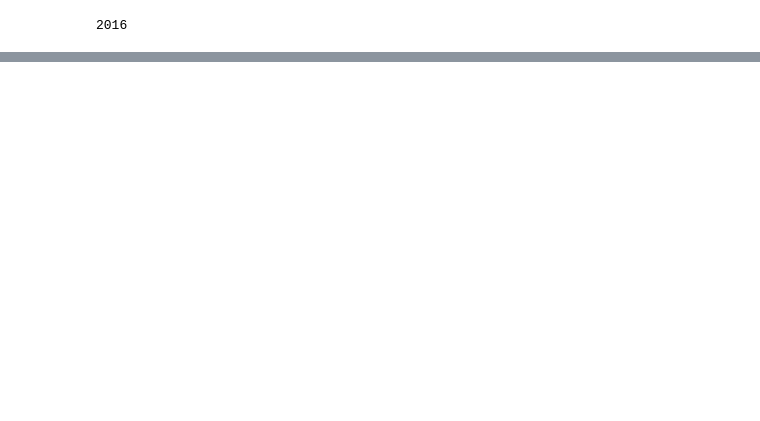
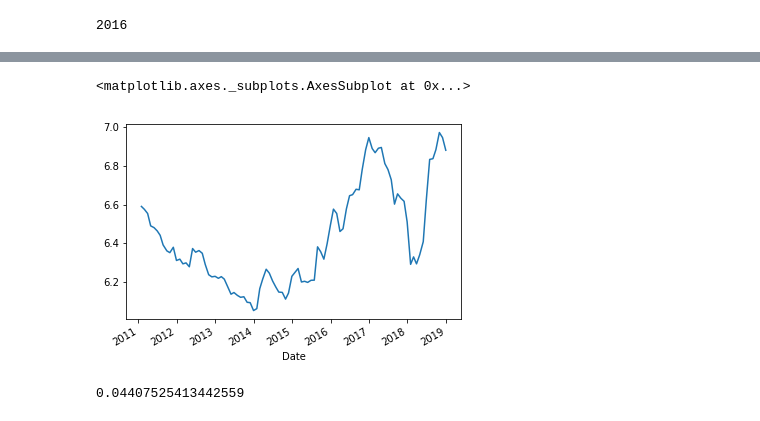
Before and after one commit to valmal/momentum, a Jupyter notebook: mom-mecklai.ipynb, the cells around one changed output, grey strips where cells are left out. Saved outputs shown, nothing was run; the diff lists cells and outputs as text; code cells hidden in the pictures; blank space fills up the shorter version.

```diff
--- a/mom-mecklai.ipynb
+++ b/mom-mecklai.ipynb
@@ -126,0 +181,10 @@ NameError: name 'ccy_list' is not defined
+# %%
+df_1=df.reset_index().pivot(index='Date', columns='Currency', values='SpotRate')
+df_1['USD/CNY'].plot()
+# %% [output]
+<matplotlib.axes._subplots.AxesSubplot at 0x...>
+[figure, added]
+# %%
+(df_1['USD/CNY'][-1]/df_1['USD/CNY'][0])-1
+# %% [output]
+0.04407525413442559
```
Also changed, not shown: parts of 9 cells of this notebook.
